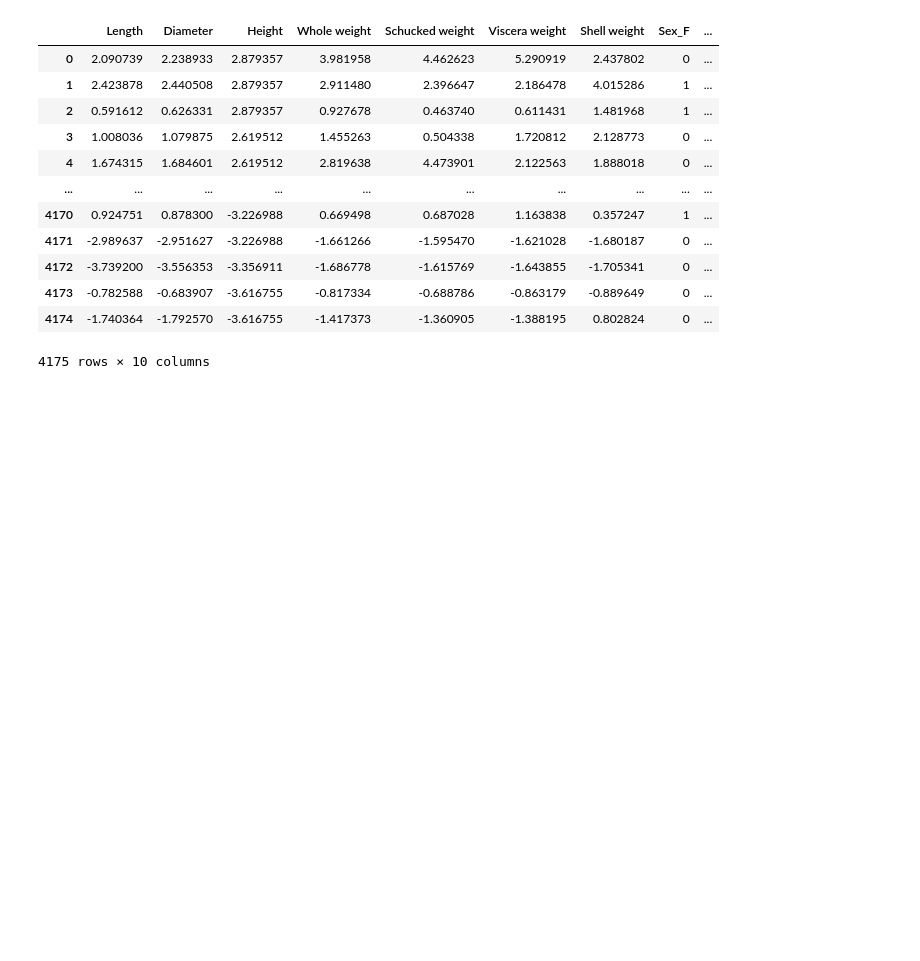
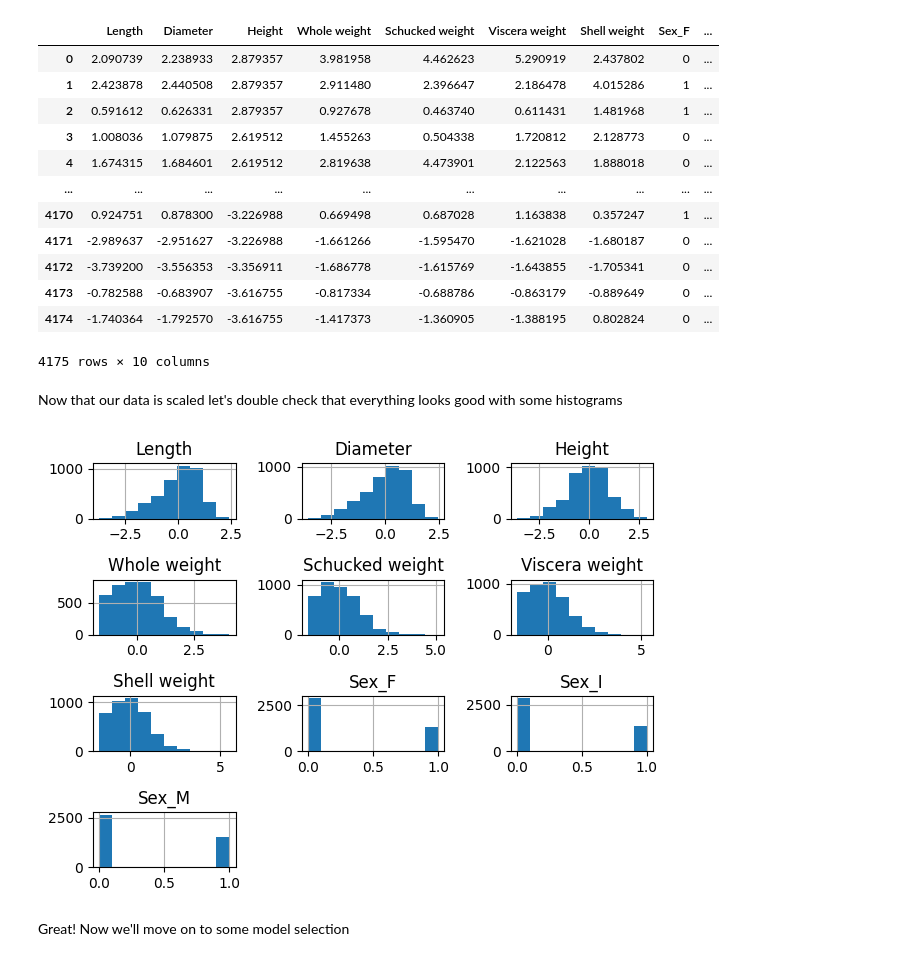
Before and after one commit to JakeTaka/abalone_age, a Jupyter notebook: Classification.ipynb, the cells around one changed output. Cells and saved outputs as stored; diff of their text form; code cells hidden in the pictures; blank space fills up the shorter version.

```diff
--- a/Classification.ipynb
+++ b/Classification.ipynb
@@ -255,3 +249,13 @@ X
 | 4173 | -0.782588 | -0.683907 | -3.616755 | -0.817334 | -0.688786 | -0.863179 | -0.889649 | 0 | ... |
 | 4174 | -1.740364 | -1.792570 | -3.616755 | -1.417373 | -1.360905 | -1.388195 | 0.802824 | 0 | ... |
 4175 rows × 10 columns
+# %% [markdown]
+Now that our data is scaled let's double check that everything looks good with some histograms
+# %%
+X.hist()
+plt.tight_layout()
+plt.show()
+# %% [output]
+[figure, added]
+# %% [markdown]
+Great! Now we'll move on to some model selection
```
Also changed, not shown: parts of 12 cells of this notebook.
